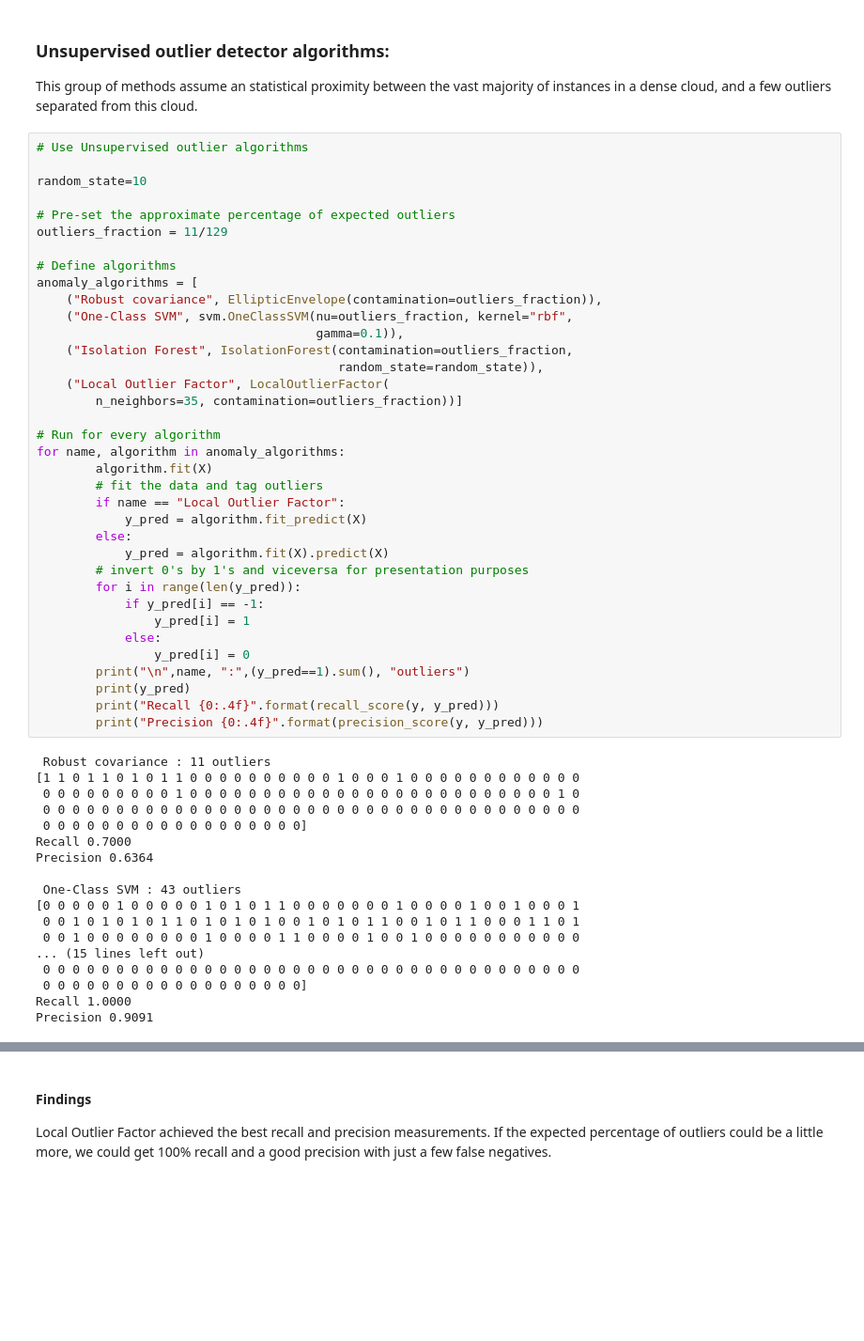
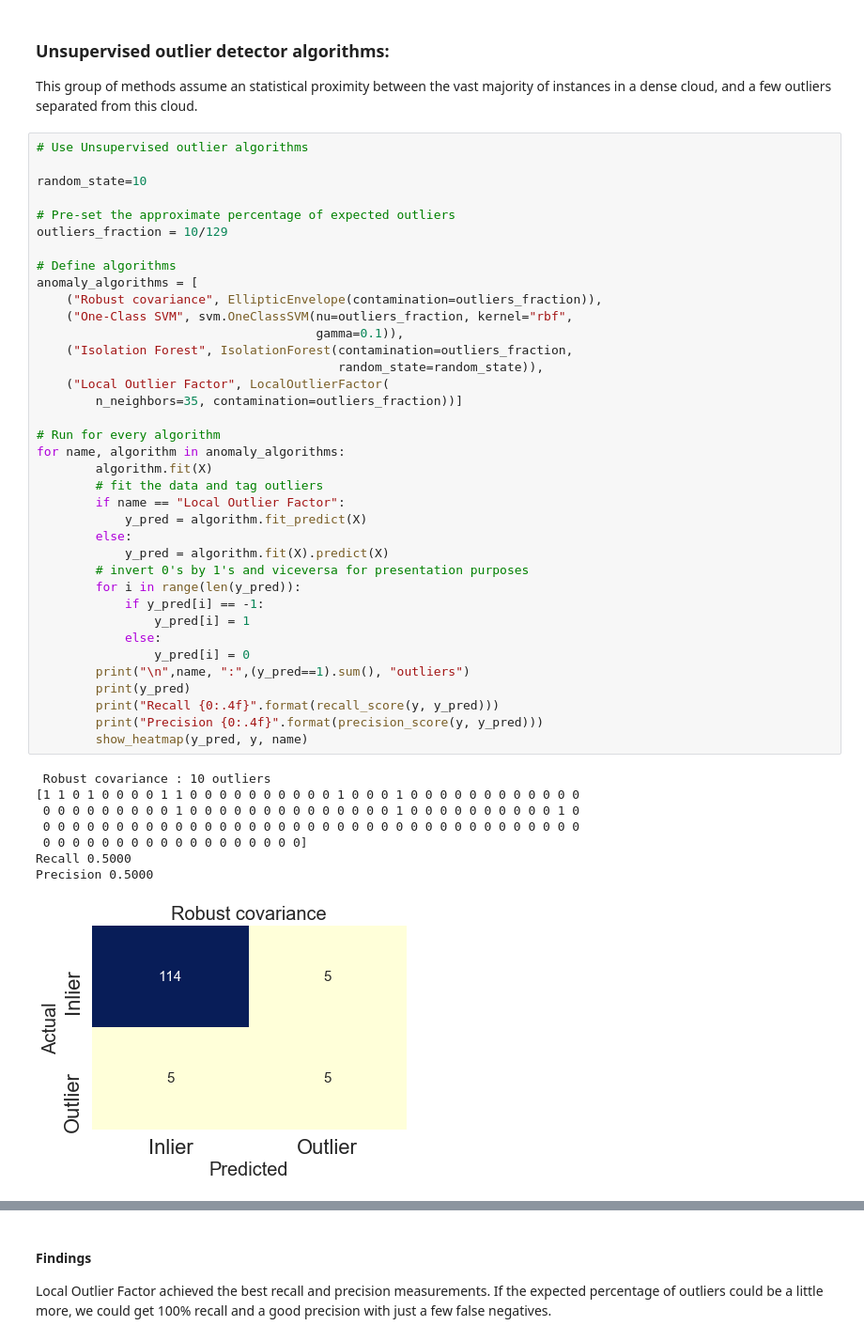
Before and after one commit to josequinonez/AnomalyDetection, a Jupyter notebook: Wine_AnomalyDetection.ipynb, the cells around one changed output, grey strips where cells are left out. Shown at 94% size. Drawn from its saved outputs; the diff is of its cells as text; blank space fills up the shorter version.

```diff
--- a/Wine_AnomalyDetection.ipynb
+++ b/Wine_AnomalyDetection.ipynb
@@ -196,51 +221,43 @@ This group of methods assume an statistical proximity between the vast majority
 random_state=10
 
 # Pre-set the approximate percentage of expected outliers
-outliers_fraction = 11/129
+outliers_fraction = 10/129
 
 # Define algorithms
 anomaly_algorithms = [
     ("Robust covariance", EllipticEnvelope(contamination=outliers_fraction)),
     ("One-Class SVM", svm.OneClassSVM(nu=outliers_fraction, kernel="rbf",
                                       gamma=0.1)),
     ("Isolation Forest", IsolationForest(contamination=outliers_fraction,
                                          random_state=random_state)),
     ("Local Outlier Factor", LocalOutlierFactor(
         n_neighbors=35, contamination=outliers_fraction))]
 
 # Run for every algorithm
 for name, algorithm in anomaly_algorithms:
         algorithm.fit(X)
         # fit the data and tag outliers
         if name == "Local Outlier Factor":
             y_pred = algorithm.fit_predict(X)
         else:
             y_pred = algorithm.fit(X).predict(X)
         # invert 0's by 1's and viceversa for presentation purposes
         for i in range(len(y_pred)):
             if y_pred[i] == -1:
                 y_pred[i] = 1
             else:
                 y_pred[i] = 0
         print("\n",name, ":",(y_pred==1).sum(), "outliers")
         print(y_pred)
         print("Recall {0:.4f}".format(recall_score(y, y_pred)))
         print("Precision {0:.4f}".format(precision_score(y, y_pred)))
+        show_heatmap(y_pred, y, name)
 # %% [output]
- Robust covariance : 11 outliers
-[1 1 0 1 1 0 1 0 1 1 0 0 0 0 0 0 0 0 0 0 1 0 0 0 1 0 0 0 0 0 0 0 0 0 0 0 0
- 0 0 0 0 0 0 0 0 0 1 0 0 0 0 0 0 0 0 0 0 0 0 0 0 0 0 0 0 0 0 0 0 0 0 0 1 0
+ Robust covariance : 10 outliers
+[1 1 0 1 0 0 0 0 1 1 0 0 0 0 0 0 0 0 0 0 1 0 0 0 1 0 0 0 0 0 0 0 0 0 0 0 0
+ 0 0 0 0 0 0 0 0 0 1 0 0 0 0 0 0 0 0 0 0 0 0 0 0 1 0 0 0 0 0 0 0 0 0 0 1 0
  0 0 0 0 0 0 0 0 0 0 0 0 0 0 0 0 0 0 0 0 0 0 0 0 0 0 0 0 0 0 0 0 0 0 0 0 0
  0 0 0 0 0 0 0 0 0 0 0 0 0 0 0 0 0 0]
-Recall 0.7000
-Precision 0.6364
-
- One-Class SVM : 43 outliers
-[0 0 0 0 0 1 0 0 0 0 0 1 0 1 0 1 1 0 0 0 0 0 0 0 1 0 0 0 0 1 0 0 1 0 0 0 1
- 0 0 1 0 1 0 1 0 1 1 0 1 0 1 0 1 0 0 1 0 1 0 1 1 0 0 1 0 1 1 0 0 0 1 1 0 1
- 0 0 1 0 0 0 0 0 0 0 0 1 0 0 0 0 1 1 0 0 0 0 1 0 0 1 0 0 0 0 0 0 0 0 0 0 0
-... (15 lines left out)
- 0 0 0 0 0 0 0 0 0 0 0 0 0 0 0 0 0 0 0 0 0 0 0 0 0 0 0 0 0 0 0 0 0 0 0 0 0
- 0 0 0 0 0 0 0 0 0 0 0 0 0 0 0 0 0 0]
-Recall 1.0000
-Precision 0.9091
+Recall 0.5000
+Precision 0.5000
+[figure, added]
```
Also changed, not shown: parts of 13 cells of this notebook.
